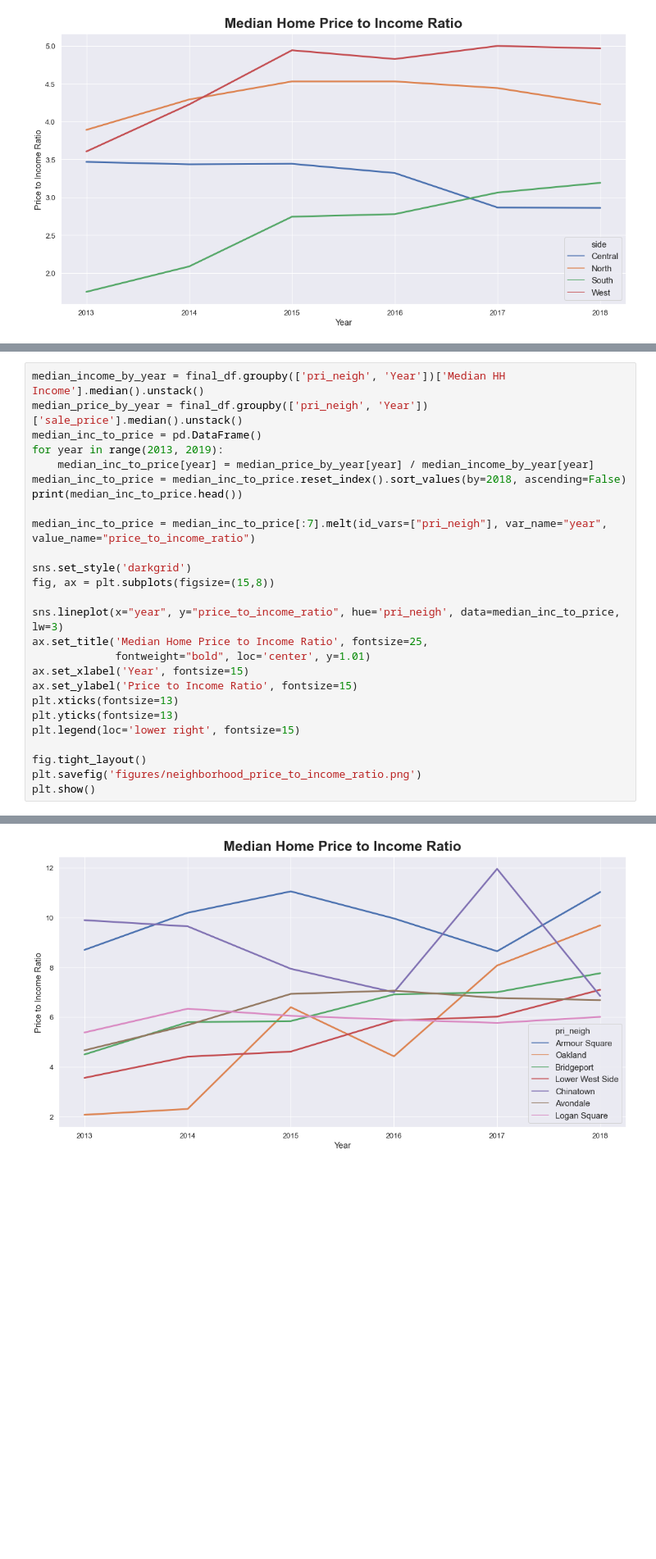
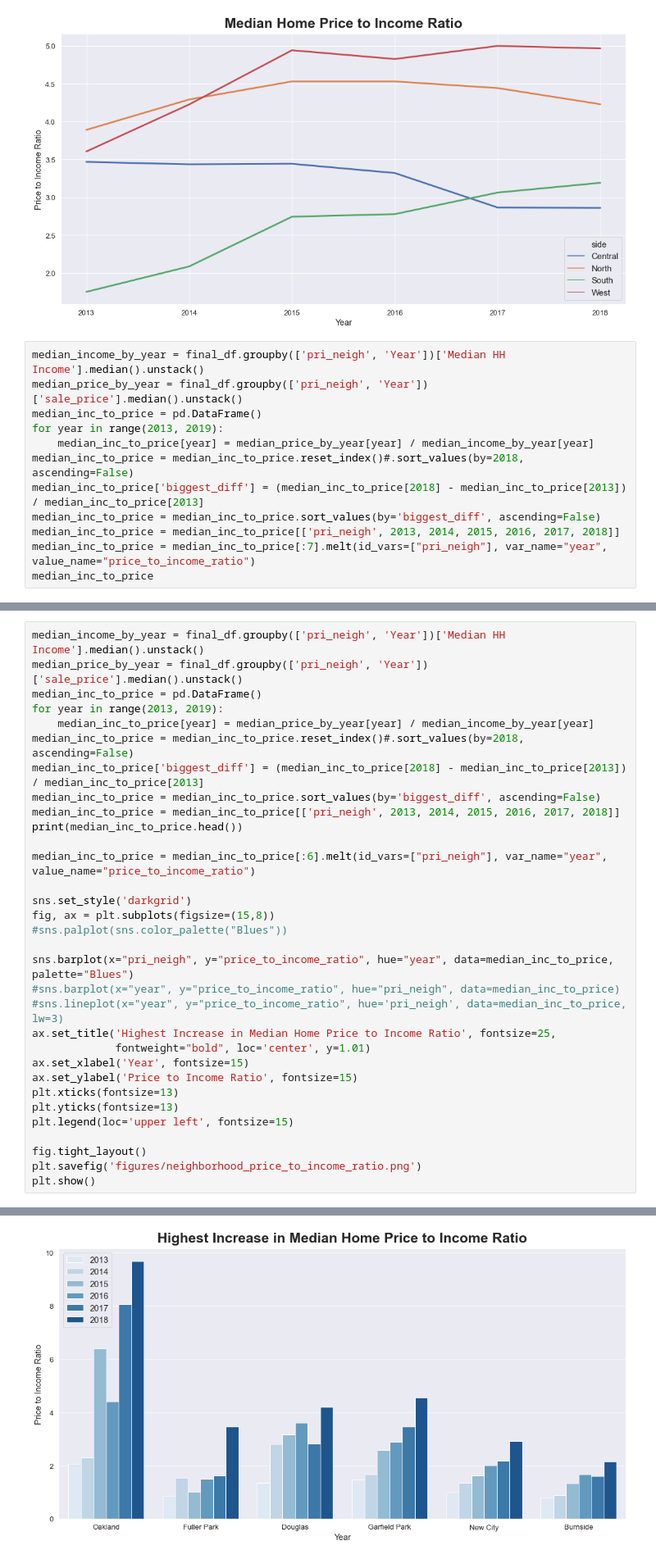
Before and after one commit to ymericson/ml-project, a Jupyter notebook: data_viz.ipynb, the cells around one changed output, grey strips where cells are left out. Shown at 82% size. Drawn from its saved outputs; the diff is of its cells as text; blank space fills up the shorter version.

Commit message:
convert to bar plot

```diff
--- a/data_viz.ipynb
+++ b/data_viz.ipynb
@@ -205,3 +205,15 @@ plt.show()
 2    South  1.751501  2.087119  2.743069  2.777127  3.061474  3.190351
 3     West  3.604115  4.224709  4.939682  4.823778  4.996813  4.964020
 [figure]
+# %%
+median_income_by_year = final_df.groupby(['pri_neigh', 'Year'])['Median HH Income'].median().unstack()
+median_price_by_year = final_df.groupby(['pri_neigh', 'Year'])['sale_price'].median().unstack()
+median_inc_to_price = pd.DataFrame()
+for year in range(2013, 2019):
+    median_inc_to_price[year] = median_price_by_year[year] / median_income_by_year[year]
+median_inc_to_price = median_inc_to_price.reset_index()#.sort_values(by=2018, ascending=False)
+median_inc_to_price['biggest_diff'] = (median_inc_to_price[2018] - median_inc_to_price[2013]) / median_inc_to_price[2013]
+median_inc_to_price = median_inc_to_price.sort_values(by='biggest_diff', ascending=False)
+median_inc_to_price = median_inc_to_price[['pri_neigh', 2013, 2014, 2015, 2016, 2017, 2018]]
+median_inc_to_price = median_inc_to_price[:7].melt(id_vars=["pri_neigh"], var_name="year", value_name="price_to_income_ratio")
+median_inc_to_price
@@ -211,22 +241,28 @@ median_price_by_year = final_df.groupby(['pri_neigh', 'Year'])['sale_price'].med
 median_inc_to_price = pd.DataFrame()
 for year in range(2013, 2019):
     median_inc_to_price[year] = median_price_by_year[year] / median_income_by_year[year]
-median_inc_to_price = median_inc_to_price.reset_index().sort_values(by=2018, ascending=False)
+median_inc_to_price = median_inc_to_price.reset_index()#.sort_values(by=2018, ascending=False)
+median_inc_to_price['biggest_diff'] = (median_inc_to_price[2018] - median_inc_to_price[2013]) / median_inc_to_price[2013]
+median_inc_to_price = median_inc_to_price.sort_values(by='biggest_diff', ascending=False)
+median_inc_to_price = median_inc_to_price[['pri_neigh', 2013, 2014, 2015, 2016, 2017, 2018]]
 print(median_inc_to_price.head())
 
-median_inc_to_price = median_inc_to_price[:7].melt(id_vars=["pri_neigh"], var_name="year", value_name="price_to_income_ratio")
+median_inc_to_price = median_inc_to_price[:6].melt(id_vars=["pri_neigh"], var_name="year", value_name="price_to_income_ratio")
 
 sns.set_style('darkgrid')
 fig, ax = plt.subplots(figsize=(15,8))
+#sns.palplot(sns.color_palette("Blues"))
 
-sns.lineplot(x="year", y="price_to_income_ratio", hue='pri_neigh', data=median_inc_to_price, lw=3)
-ax.set_title('Median Home Price to Income Ratio', fontsize=25,
+sns.barplot(x="pri_neigh", y="price_to_income_ratio", hue="year", data=median_inc_to_price, palette="Blues")
+#sns.barplot(x="year", y="price_to_income_ratio", hue="pri_neigh", data=median_inc_to_price)
+#sns.lineplot(x="year", y="price_to_income_ratio", hue='pri_neigh', data=median_inc_to_price, lw=3)
+ax.set_title('Highest Increase in Median Home Price to Income Ratio', fontsize=25,
              fontweight="bold", loc='center', y=1.01)
 ax.set_xlabel('Year', fontsize=15)
 ax.set_ylabel('Price to Income Ratio', fontsize=15)
 plt.xticks(fontsize=13)
 plt.yticks(fontsize=13)
-plt.legend(loc='lower right', fontsize=15)
+plt.legend(loc='upper left', fontsize=15)
 
 fig.tight_layout()
 plt.savefig('figures/neighborhood_price_to_income_ratio.png')
@@ -248,4 +277,4 @@ plt.show()
-[figure, old version]
+[figure, new version]
 # %%
 sale_pop = final_df.groupby(['pri_neigh', 'side']).agg({'sale_price':'mean', 'Percent White':'mean', 'pin':'count'})
 sale_pop = sale_pop.reset_index().rename(columns={"pin": "count"})
```
Also changed, not shown: parts of 2 cells of this notebook, 1 other file.
